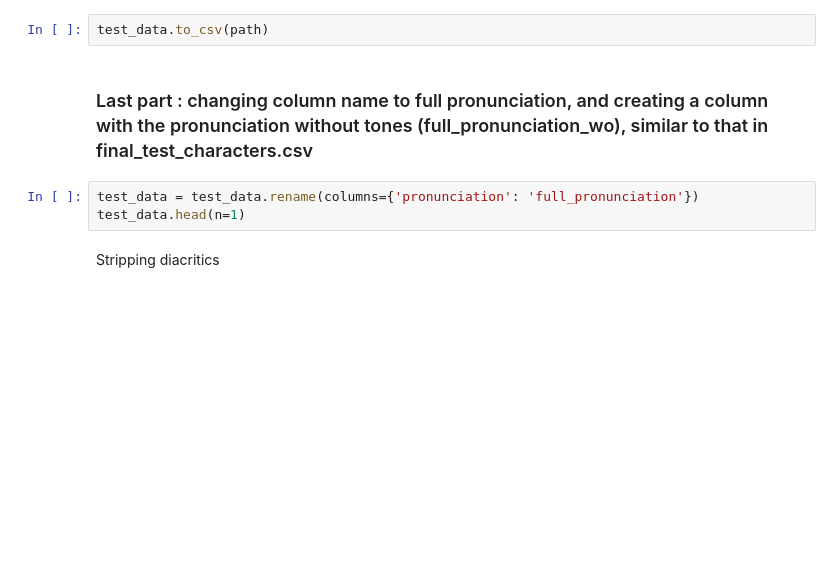
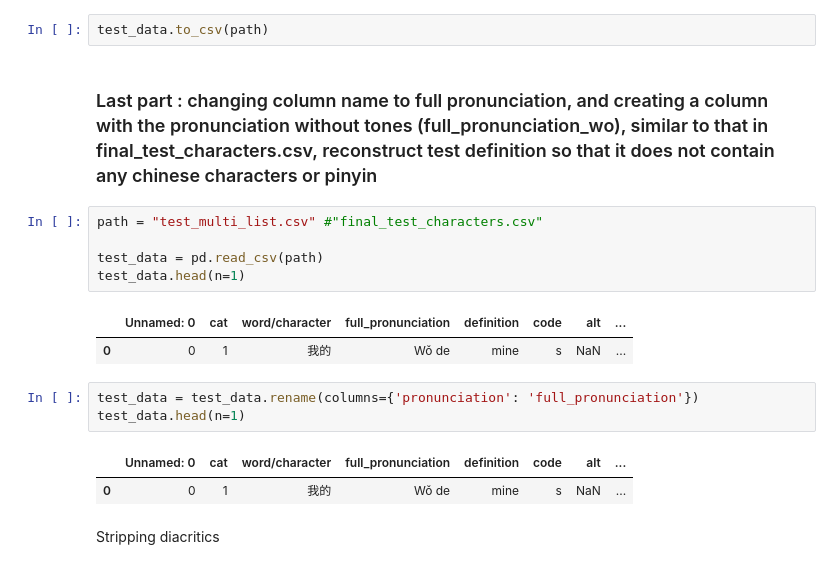
Before and after one commit to maxjing97/mandarin_chinese_characters_test, a Jupyter notebook: backend/data_prep/2-additional-edits.ipynb, the cells around one changed output. Saved outputs shown, nothing was run; the diff lists cells and outputs as text; blank space fills up the shorter version.

```diff
--- a/backend/data_prep/2-additional-edits.ipynb
+++ b/backend/data_prep/2-additional-edits.ipynb
@@ -276,10 +318,21 @@ test_data["pronunciation"] = pronunciations
 # %%
 test_data.to_csv(path)
 # %% [markdown]
-### Last part : changing column name to full pronunciation, and creating a column with the pronunciation without tones (full_pronunciation_wo), similar to that in final_test_characters.csv
+### Last part : changing column name to full pronunciation, and creating a column with the pronunciation without tones (full_pronunciation_wo), similar to that in final_test_characters.csv, reconstruct test definition so that it does not contain any chinese characters or pinyin
+# %%
+path = "test_multi_list.csv" #"final_test_characters.csv"
+
+test_data = pd.read_csv(path)
+test_data.head(n=1)
+# %% [output]
+|  | Unnamed: 0 | cat | word/character | full_pronunciation | definition | code | alt | ... |
+| 0 | 0 | 1 | 我的 | Wǒ de | mine | s | NaN | ... |
 # %%
 test_data = test_data.rename(columns={'pronunciation': 'full_pronunciation'})
 test_data.head(n=1)
+# %% [output]
+|  | Unnamed: 0 | cat | word/character | full_pronunciation | definition | code | alt | ... |
+| 0 | 0 | 1 | 我的 | Wǒ de | mine | s | NaN | ... |
 # %% [markdown]
 Stripping diacritics
 # %%
```
Also changed, not shown: parts of 19 cells of this notebook, 6 other files.
